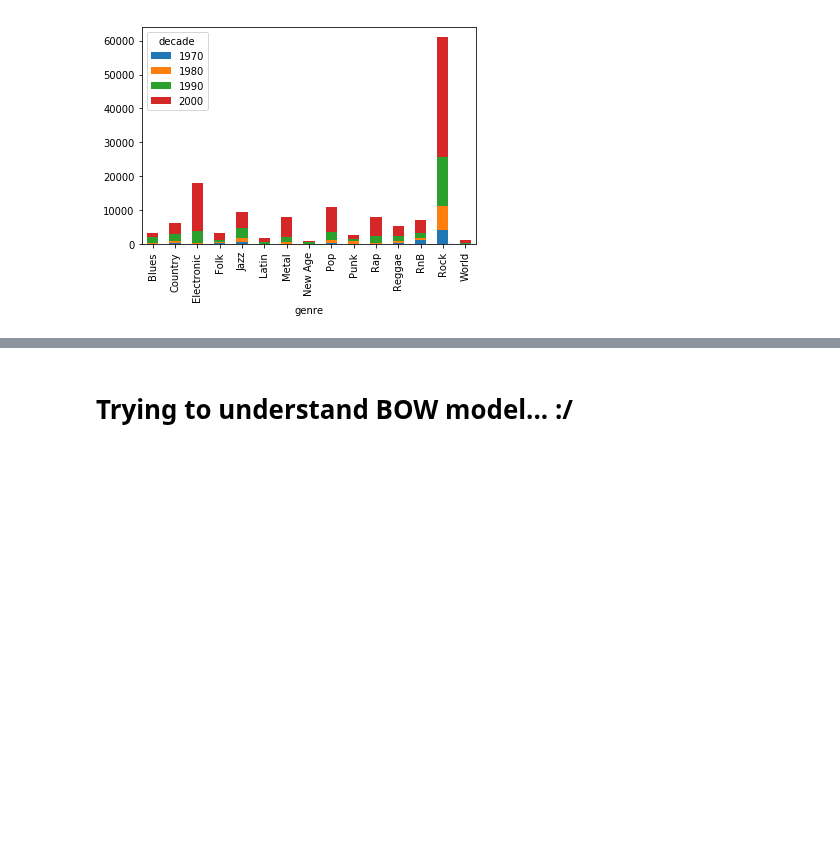
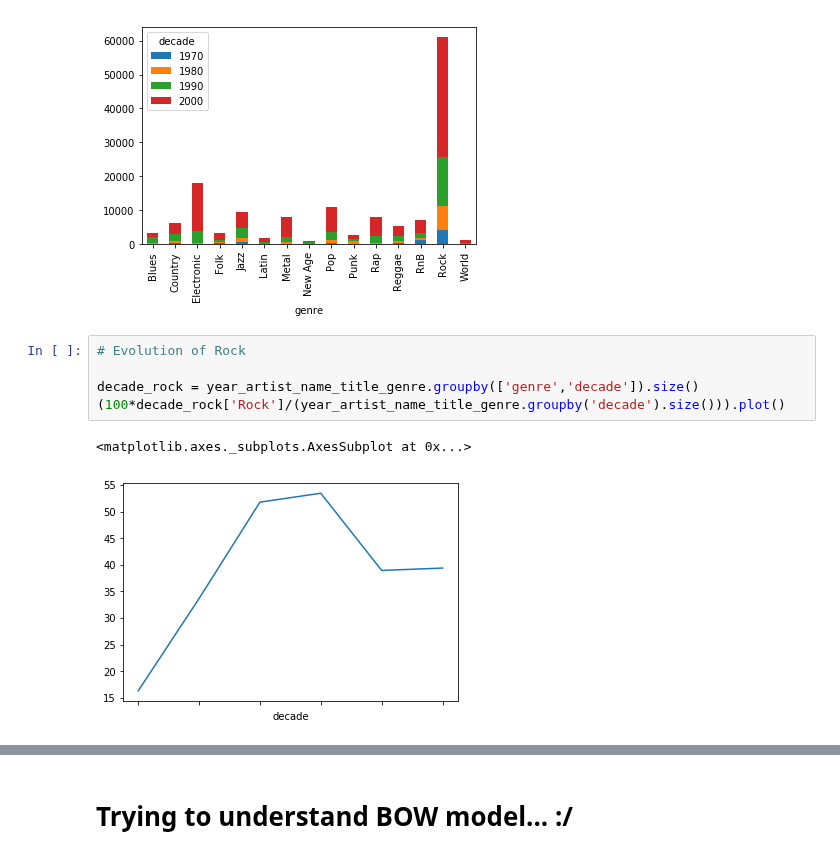
Before and after one commit to axnyang/CS401, a Jupyter notebook: slim_msd_project.ipynb, the cells around one changed output, grey strips where cells are left out. Cells and saved outputs as stored; diff of their text form; blank space fills up the shorter version.

```diff
--- a/slim_msd_project.ipynb
+++ b/slim_msd_project.ipynb
@@ -123,3 +150,11 @@ decade_genre.groupby(['genre', 'decade']).size().unstack().plot(kind='bar', stac
 # %% [output]
 <matplotlib.axes._subplots.AxesSubplot at 0x...>
 [figure]
+# %%
+# Evolution of Rock
+
+decade_rock = year_artist_name_title_genre.groupby(['genre','decade']).size()
+(100*decade_rock['Rock']/(year_artist_name_title_genre.groupby('decade').size())).plot()
+# %% [output]
+<matplotlib.axes._subplots.AxesSubplot at 0x...>
+[figure, added]
```
Also changed, not shown: parts of 13 cells of this notebook.
